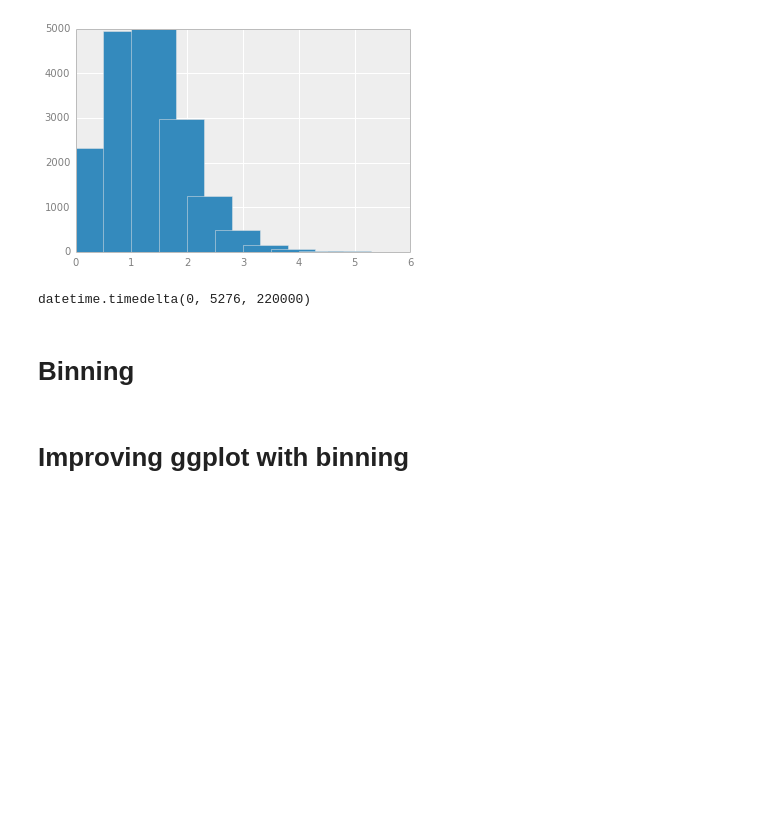
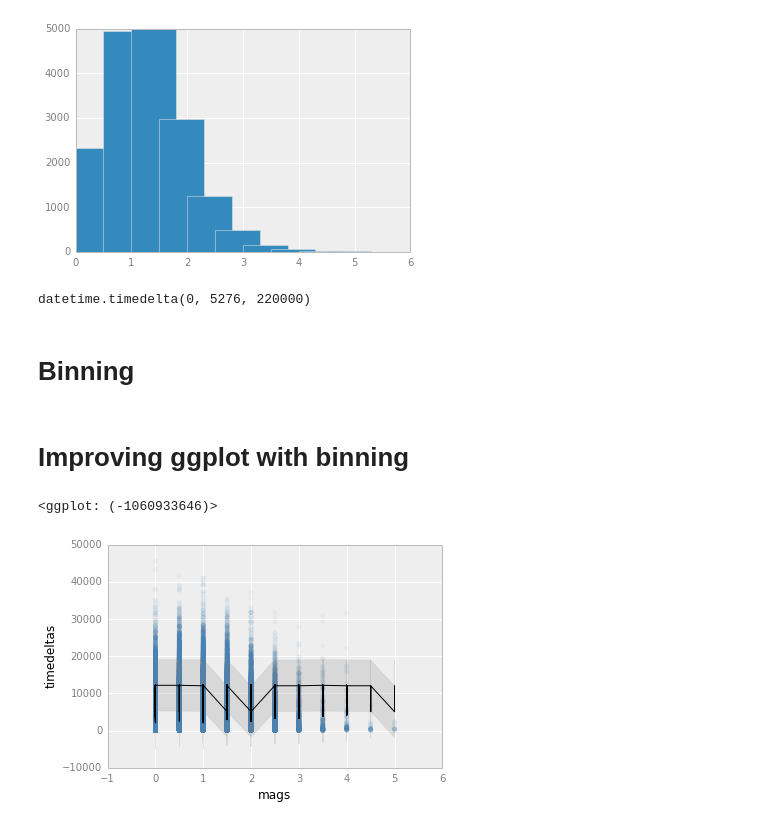
Before and after one commit to stat157/analyzers, a Jupyter notebook: notebooks/aftershock_arrival_plots.ipynb, the cells around one changed output. Saved outputs shown, nothing was run; the diff lists cells and outputs as text; code cells hidden in the pictures; blank space fills up the shorter version.

Commit message:
Added plot with binning and confidence interval

```diff
--- a/notebooks/aftershock_arrival_plots.ipynb
+++ b/notebooks/aftershock_arrival_plots.ipynb
@@ -177,8 +179,15 @@ datetime.timedelta(0, 5276, 220000)
 # Binning
 # %%
 mags_np = np.array(mags)
-bins = np.arange(0, 10.5, 0.5)
+bins = np.arange(0, 10.2, 0.2)
 indices = np.digitize(mags_np, bins)
-mags_bin = [bins[i-1] for i in indices[0:20]]
+mags_bin = [bins[i-1] for i in indices]
 # %% [markdown]
 # Improving ggplot with binning
+# %%
+df = pd.DataFrame({'mags': mags_bin, 'timedeltas': points_ts})
+print ggplot(df, aes('mags', 'timedeltas')) + \
+  geom_point(colour='steelblue', alpha=0.05) + stat_smooth(color='black', se=True)
+# %% [output]
+<ggplot: (-1060933646)>
+[figure, added]
```
Also changed, not shown: parts of 1 cell of this notebook.
